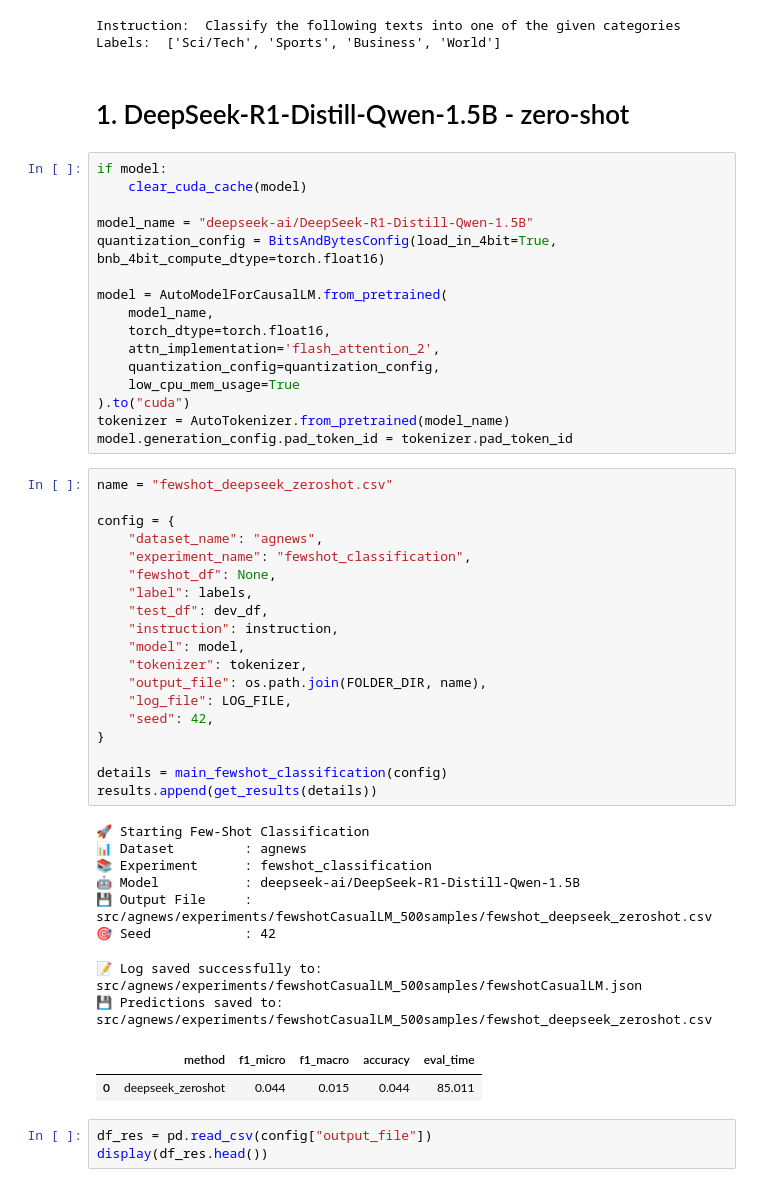
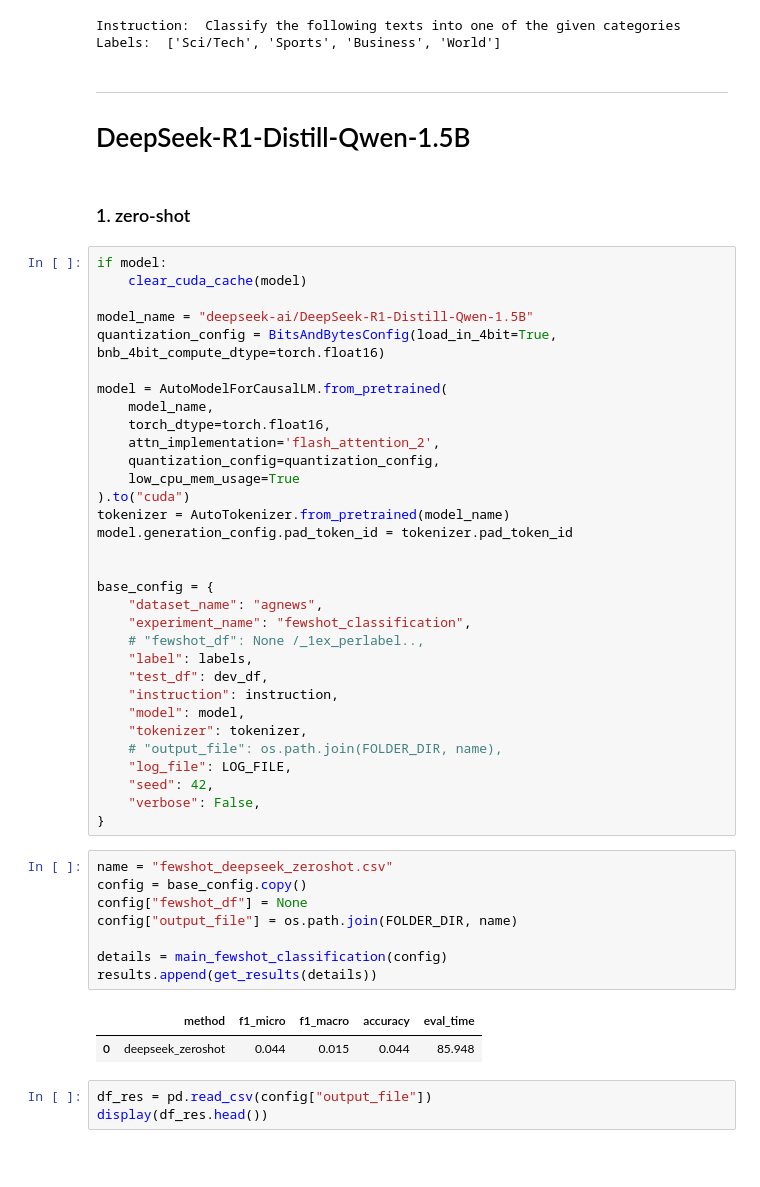
Before and after one commit to AlessandroGhiotto/thesis-nlp, a Jupyter notebook: src/agnews/fewshotCasualLM_agnews.ipynb, the cells around one changed output. Drawn from its saved outputs; the diff is of its cells as text; blank space fills up the shorter version.

Commit message:
added zero-shot to the few-shot case

```diff
--- a/src/agnews/fewshotCasualLM_agnews.ipynb
+++ b/src/agnews/fewshotCasualLM_agnews.ipynb
@@ -104,7 +104,11 @@ print("Labels: ", labels)
 Instruction:  Classify the following texts into one of the given categories
 Labels:  ['Sci/Tech', 'Sports', 'Business', 'World']
 # %% [markdown]
-# 1. DeepSeek-R1-Distill-Qwen-1.5B - zero-shot
+
+---
+# DeepSeek-R1-Distill-Qwen-1.5B
+# %% [markdown]
+### 1. zero-shot
 # %%
 if model:
     clear_cuda_cache(model)
@@ -121,36 +125,33 @@ model = AutoModelForCausalLM.from_pretrained(
 ).to("cuda")
 tokenizer = AutoTokenizer.from_pretrained(model_name)
 model.generation_config.pad_token_id = tokenizer.pad_token_id
+
+
+base_config = {
+    "dataset_name": "agnews",
+    "experiment_name": "fewshot_classification",
+    # "fewshot_df": None /_1ex_perlabel..,
+    "label": labels,
+    "test_df": dev_df,
+    "instruction": instruction,
+    "model": model,
+    "tokenizer": tokenizer,
+    # "output_file": os.path.join(FOLDER_DIR, name),
+    "log_file": LOG_FILE,
+    "seed": 42,
+    "verbose": False,
+}
 # %%
 name = "fewshot_deepseek_zeroshot.csv"
-
-config = {
-    "dataset_name": "agnews",
-    "experiment_name": "fewshot_classification",
-    "fewshot_df": None,
-    "label": labels,
-    "test_df": dev_df,
-    "instruction": instruction,
-    "model": model,
-    "tokenizer": tokenizer,
-    "output_file": os.path.join(FOLDER_DIR, name),
-    "log_file": LOG_FILE,
-    "seed": 42,
-}
+config = base_config.copy()
+config["fewshot_df"] = None
+config["output_file"] = os.path.join(FOLDER_DIR, name)
 
 details = main_fewshot_classification(config)
 results.append(get_results(details))
 # %% [output]
-🚀 Starting Few-Shot Classification
-📊 Dataset         : agnews
-📚 Experiment      : fewshot_classification
-🤖 Model           : deepseek-ai/DeepSeek-R1-Distill-Qwen-1.5B
-💾 Output File     : src/agnews/experiments/fewshotCasualLM_500samples/fewshot_deepseek_zeroshot.csv
-🎯 Seed            : 42
-📝 Log saved successfully to: src/agnews/experiments/fewshotCasualLM_500samples/fewshotCasualLM.json
-💾 Predictions saved to: src/agnews/experiments/fewshotCasualLM_500samples/fewshot_deepseek_zeroshot.csv
 |  | method | f1_micro | f1_macro | accuracy | eval_time |
-| 0 | deepseek_zeroshot | 0.044 | 0.015 | 0.044 | 85.011 |
+| 0 | deepseek_zeroshot | 0.044 | 0.015 | 0.044 | 85.948 |
 # %%
 df_res = pd.read_csv(config["output_file"])
 display(df_res.head())
```
Also changed, not shown: parts of 15 cells of this notebook, 8 other files.
